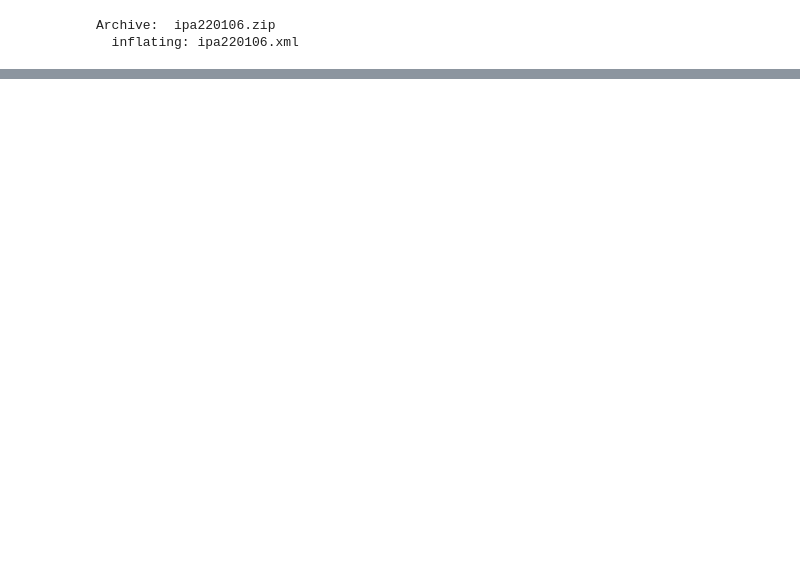
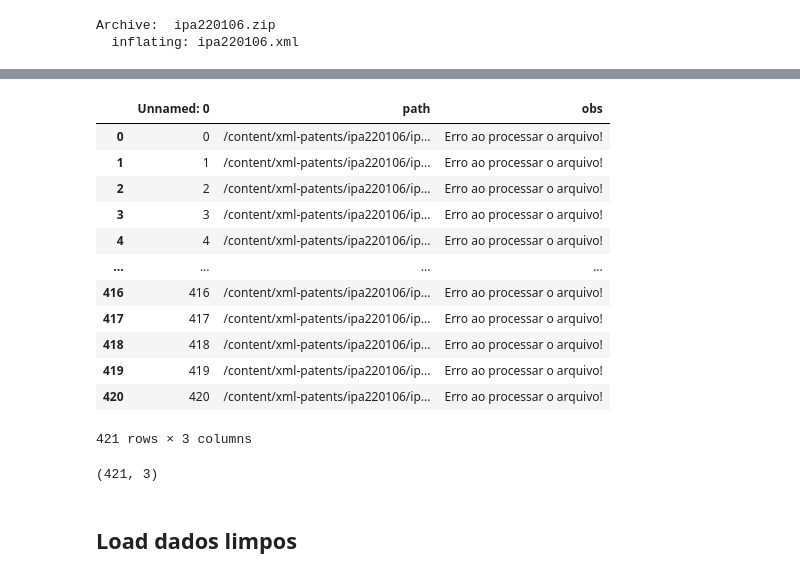
Before and after one commit to paulowiz/uff_engenharia_de_dados_com_python, a Jupyter notebook: uff_engenharia_de_dados_com_python.ipynb, the cells around one changed output, grey strips where cells are left out. Drawn from its saved outputs; the diff is of its cells as text; code cells hidden in the pictures; blank space fills up the shorter version.

```diff
--- a/uff_engenharia_de_dados_com_python.ipynb
+++ b/uff_engenharia_de_dados_com_python.ipynb
@@ -171,0 +236,23 @@ df.head()
+# %%
+df_logs = pd.read_csv('logs_error.csv')
+display(df_logs)
+# %% [output]
+|  | Unnamed: 0 | path | obs |
+| 0 | 0 | /content/xml-patents/ipa220106/ip... | Erro ao processar o arquivo! |
+| 1 | 1 | /content/xml-patents/ipa220106/ip... | Erro ao processar o arquivo! |
+| 2 | 2 | /content/xml-patents/ipa220106/ip... | Erro ao processar o arquivo! |
+| 3 | 3 | /content/xml-patents/ipa220106/ip... | Erro ao processar o arquivo! |
+| 4 | 4 | /content/xml-patents/ipa220106/ip... | Erro ao processar o arquivo! |
+| ... | ... | ... | ... |
+| 416 | 416 | /content/xml-patents/ipa220106/ip... | Erro ao processar o arquivo! |
+| 417 | 417 | /content/xml-patents/ipa220106/ip... | Erro ao processar o arquivo! |
+| 418 | 418 | /content/xml-patents/ipa220106/ip... | Erro ao processar o arquivo! |
+| 419 | 419 | /content/xml-patents/ipa220106/ip... | Erro ao processar o arquivo! |
+| 420 | 420 | /content/xml-patents/ipa220106/ip... | Erro ao processar o arquivo! |
+421 rows × 3 columns
+# %%
+df_logs.shape
+# %% [output]
+(421, 3)
+# %% [markdown]
+## Load dados limpos
```
Also changed, not shown: parts of 10 cells of this notebook.
